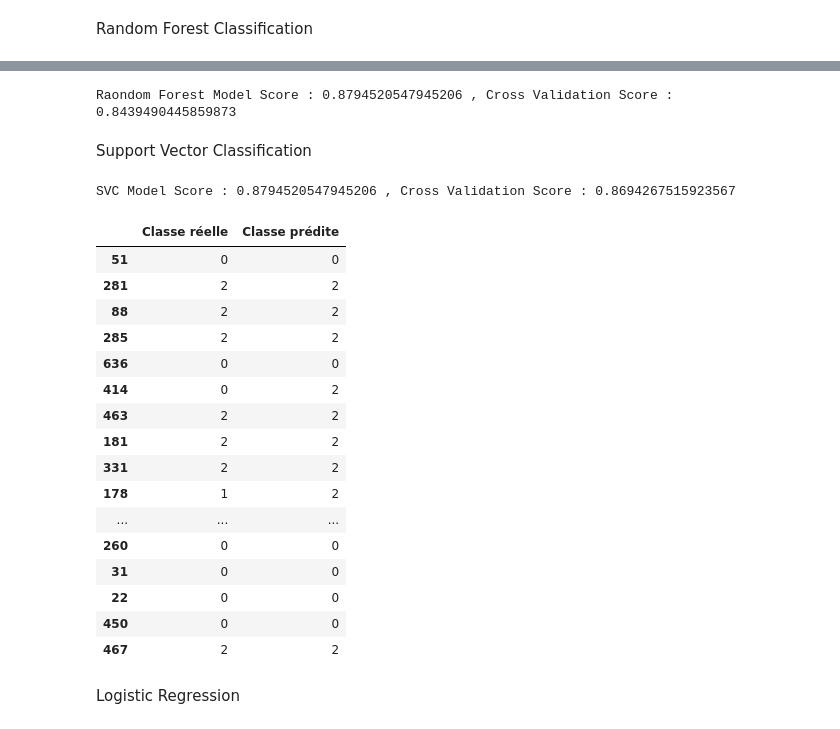
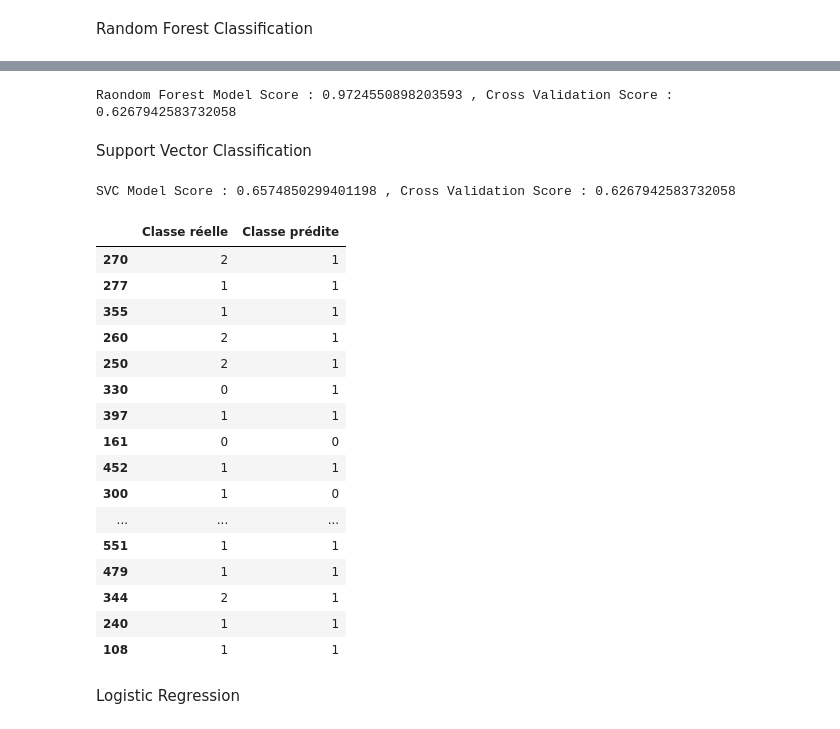
Before and after one commit to AyoubSamy/performance_student_analysis_project, a Jupyter notebook: notebook/notbook1.ipynb, the cells around one changed output, grey strips where cells are left out. Cells and saved outputs as stored; diff of their text form; code cells hidden in the pictures.

```diff
--- a/notebook/notbook1.ipynb
+++ b/notebook/notbook1.ipynb
@@ -944,5 +946,6 @@ Name: Final_grade, dtype: int32
+# %%
+x = dfd.drop('Final_grade',axis=1)
+y = dfd.Final_grade
 # %%
 # dataset train_test_split
-X = dfd.drop('Final_grade',axis=1)
-y = dfd.Final_grade
-X_train,X_test,y_train,y_test=train_test_split(X,y,test_size=0.3)# This argument specifies that 30% of the data will be allocated to the testing set (the remaining 70% goes to the training set)
+x_train,x_test,y_train,y_test=train_test_split(x,y,test_size=0.2 )# This argument specifies that 30% of the data will be allocated to the testing set (the remaining 70% goes to the training set)
@@ -982,0 +954,4 @@ X_train
+# %%
+scaler = StandardScaler()
+x_train = scaler.fit_transform(x_train)
+x_test = scaler.transform(x_test)
@@ -1086,47 +1076,47 @@ Text(0, 0.5, 'accuracy')
 # %%
 # final model
-forest = RandomForestClassifier(n_estimators=36, min_samples_leaf=9)
-f = forest.fit(X_train, y_train)
-print("Raondom Forest Model Score" , ":" , f.score(X_train, y_train) , "," ,
-      "Cross Validation Score" ,":" , f.score(X_test, y_test))
+forest = RandomForestClassifier(n_estimators=36, min_samples_leaf=1)
+f = forest.fit(x_train, y_train)
+print("Raondom Forest Model Score" , ":" , f.score(x_train, y_train) , "," ,
+      "Cross Validation Score" ,":" , f.score(x_test, y_test))
 # %% [output]
-Raondom Forest Model Score : 0.8794520547945206 , Cross Validation Score : 0.8439490445859873
+Raondom Forest Model Score : 0.9724550898203593 , Cross Validation Score : 0.6267942583732058
 # %% [markdown]
 Support Vector Classification
 # %%
 from sklearn.svm import SVC
 svc = SVC()
-s= svc.fit(X_train, y_train)
-print("SVC Model Score" , ":" , s.score(X_train, y_train) , "," ,
-      "Cross Validation Score" ,":" , s.score(X_test, y_test))
+s= svc.fit(x_train, y_train)
+print("SVC Model Score" , ":" , s.score(x_train, y_train) , "," ,
+      "Cross Validation Score" ,":" , s.score(x_test, y_test))
 # %% [output]
-SVC Model Score : 0.8794520547945206 , Cross Validation Score : 0.8694267515923567
+SVC Model Score : 0.6574850299401198 , Cross Validation Score : 0.6267942583732058
 # %%
 # Prédire les classes
-y_pred = s.predict(X_test)
+y_pred = f.predict(x_test)
 
 # Créer une DataFrame
 df_R_P = pd.DataFrame({'Classe réelle': y_test, 'Classe prédite': y_pred})
 
 # Afficher la DataFrame
 df_R_P.head(50)
 # %% [output]
 |  | Classe réelle | Classe prédite |
-| 51 | 0 | 0 |
-| 281 | 2 | 2 |
-| 88 | 2 | 2 |
-| 285 | 2 | 2 |
-| 636 | 0 | 0 |
-| 414 | 0 | 2 |
-| 463 | 2 | 2 |
-| 181 | 2 | 2 |
-| 331 | 2 | 2 |
-| 178 | 1 | 2 |
+| 270 | 2 | 1 |
+| 277 | 1 | 1 |
+| 355 | 1 | 1 |
+| 260 | 2 | 1 |
+| 250 | 2 | 1 |
+| 330 | 0 | 1 |
+| 397 | 1 | 1 |
+| 161 | 0 | 0 |
+| 452 | 1 | 1 |
+| 300 | 1 | 0 |
 | ... | ... | ... |
-| 260 | 0 | 0 |
-| 31 | 0 | 0 |
-| 22 | 0 | 0 |
-| 450 | 0 | 0 |
-| 467 | 2 | 2 |
+| 551 | 1 | 1 |
+| 479 | 1 | 1 |
+| 344 | 2 | 1 |
+| 240 | 1 | 1 |
+| 108 | 1 | 1 |
 # %% [markdown]
 Logistic Regression
```
Also changed, not shown: parts of 24 cells of this notebook, 1 other file.
